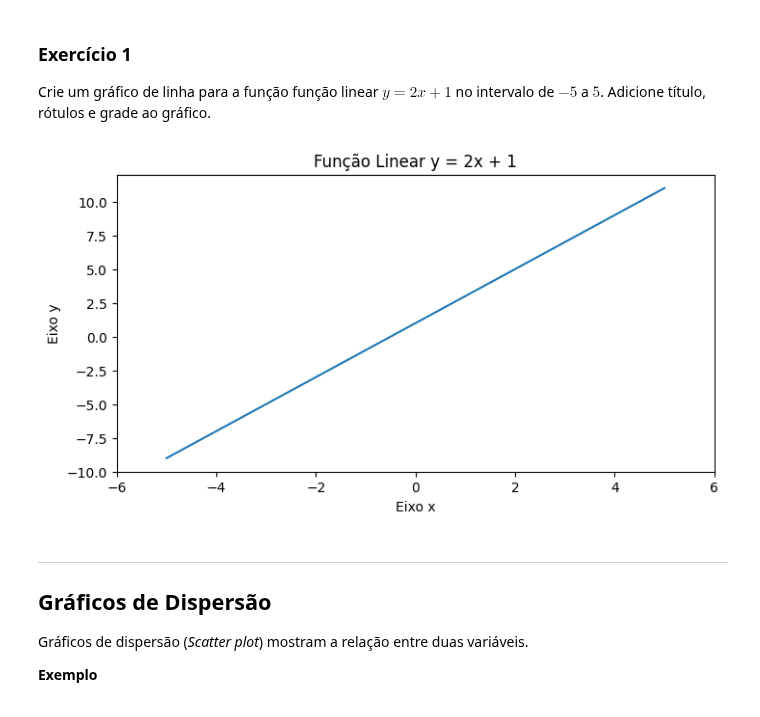
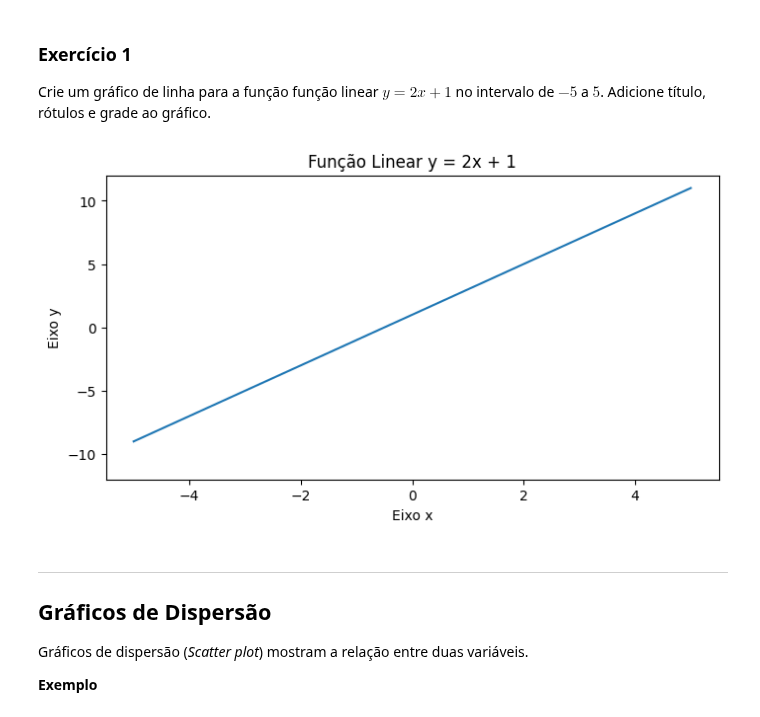
Before and after one commit to py222015328/CEE2, a Jupyter notebook: 14_matplotlib.ipynb, the cells around one changed output. Saved outputs shown, nothing was run; the diff lists cells and outputs as text; code cells hidden in the pictures.

```diff
--- a/14_matplotlib.ipynb
+++ b/14_matplotlib.ipynb
@@ -205,22 +205,19 @@ no intervalo de $-5$ a $5$. Adicione título, rótulos e grade ao gráfico.
 # %%
 import numpy as np
 
 x = np.linspace(-5,5,100)
 y=2*x+1
 
 plt.figure(figsize=(8,4))
-
 plt.plot(x,y)
-
 plt.title('Função Linear y = 2x + 1')
 plt.xlabel('Eixo x')
-plt.xlim(-6,6)
+plt.xlim(-5.5,5.5)
 plt.ylabel('Eixo y')
-
-
+plt.ylim(-12,12)
 plt.show()
 # %% [output]
-[figure, old version]
+[figure, new version]
 # %% [markdown]
 ---
 
```
Also changed, not shown: parts of 3 cells of this notebook.
